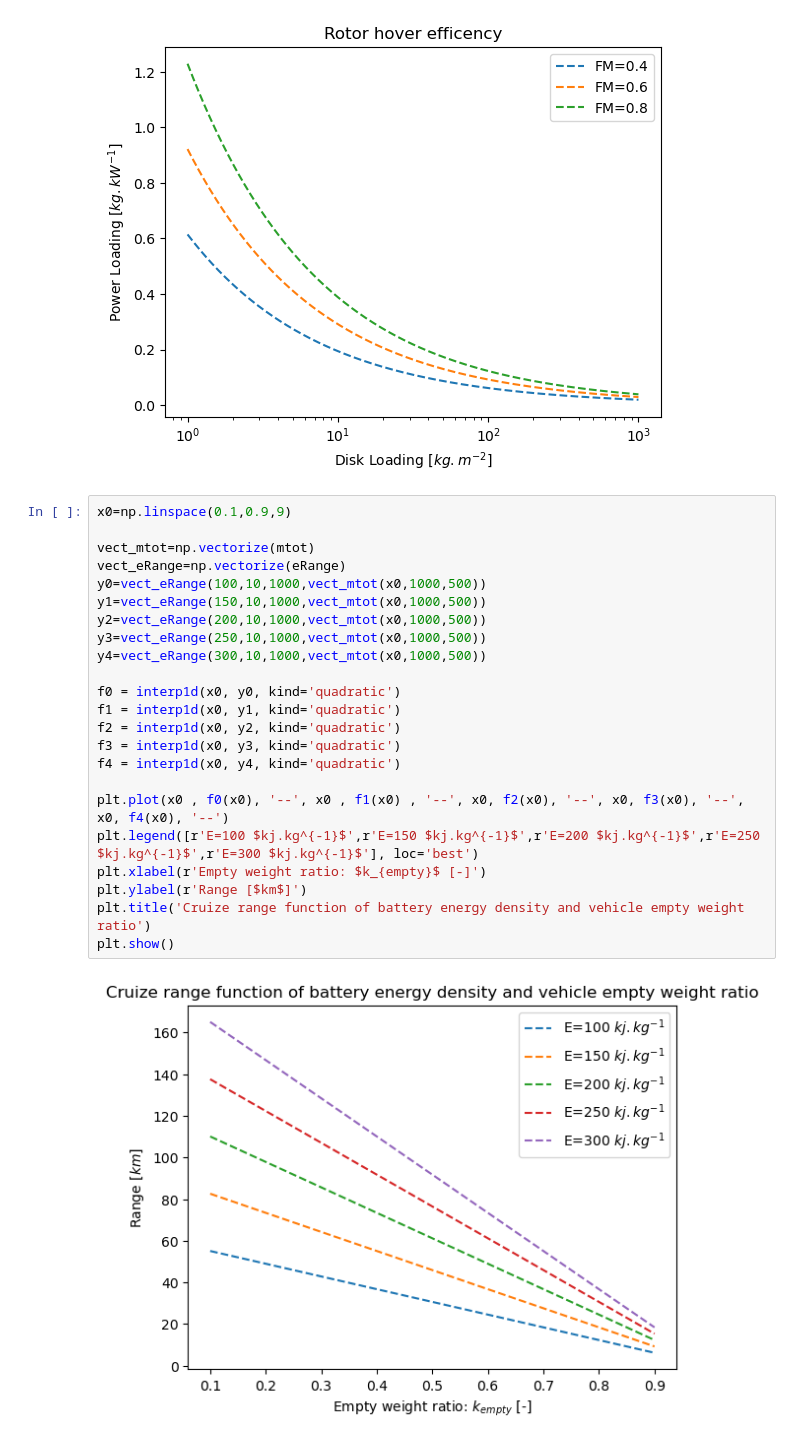
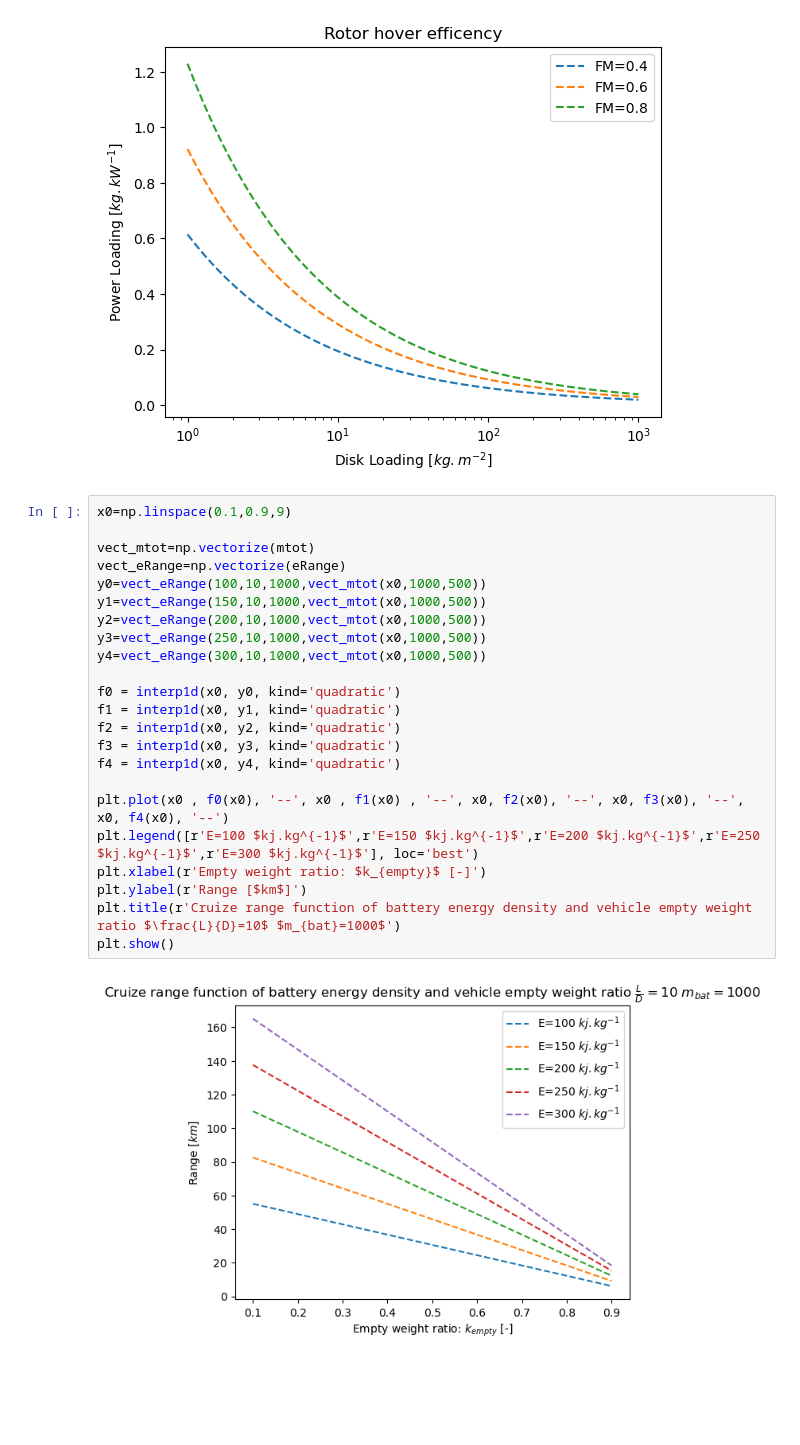
Before and after one commit to clementnardari/Sizing_eVTOL, a Jupyter notebook: Design.ipynb, the cells around one changed output. Cells and saved outputs as stored; diff of their text form; blank space fills up the shorter version.

Commit message:
Drag cruize

```diff
--- a/Design.ipynb
+++ b/Design.ipynb
@@ -92,25 +78,25 @@ plt.show()
 # %%
 x0=np.linspace(0.1,0.9,9)
 
 vect_mtot=np.vectorize(mtot)
 vect_eRange=np.vectorize(eRange)
 y0=vect_eRange(100,10,1000,vect_mtot(x0,1000,500))
 y1=vect_eRange(150,10,1000,vect_mtot(x0,1000,500))
 y2=vect_eRange(200,10,1000,vect_mtot(x0,1000,500))
 y3=vect_eRange(250,10,1000,vect_mtot(x0,1000,500))
 y4=vect_eRange(300,10,1000,vect_mtot(x0,1000,500))
 
 f0 = interp1d(x0, y0, kind='quadratic')
 f1 = interp1d(x0, y1, kind='quadratic')
 f2 = interp1d(x0, y2, kind='quadratic')
 f3 = interp1d(x0, y3, kind='quadratic')
 f4 = interp1d(x0, y4, kind='quadratic')
 
 plt.plot(x0 , f0(x0), '--', x0 , f1(x0) , '--', x0, f2(x0), '--', x0, f3(x0), '--', x0, f4(x0), '--')
 plt.legend([r'E=100 $kj.kg^{-1}$',r'E=150 $kj.kg^{-1}$',r'E=200 $kj.kg^{-1}$',r'E=250 $kj.kg^{-1}$',r'E=300 $kj.kg^{-1}$'], loc='best')
 plt.xlabel(r'Empty weight ratio: $k_{empty}$ [-]')
 plt.ylabel(r'Range [$km$]')
-plt.title('Cruize range function of battery energy density and vehicle empty weight ratio')
+plt.title(r'Cruize range function of battery energy density and vehicle empty weight ratio $\frac{L}{D}=10$ $m_{bat}=1000$')
 plt.show()
 # %% [output]
-[figure, old version]
+[figure, new version]
```
Also changed, not shown: parts of 21 cells of this notebook.
